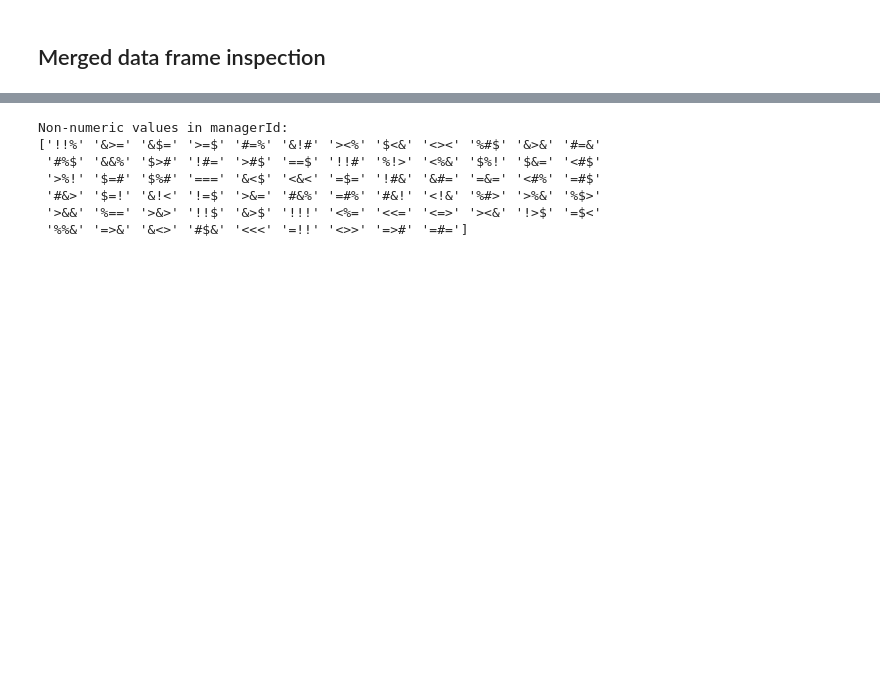
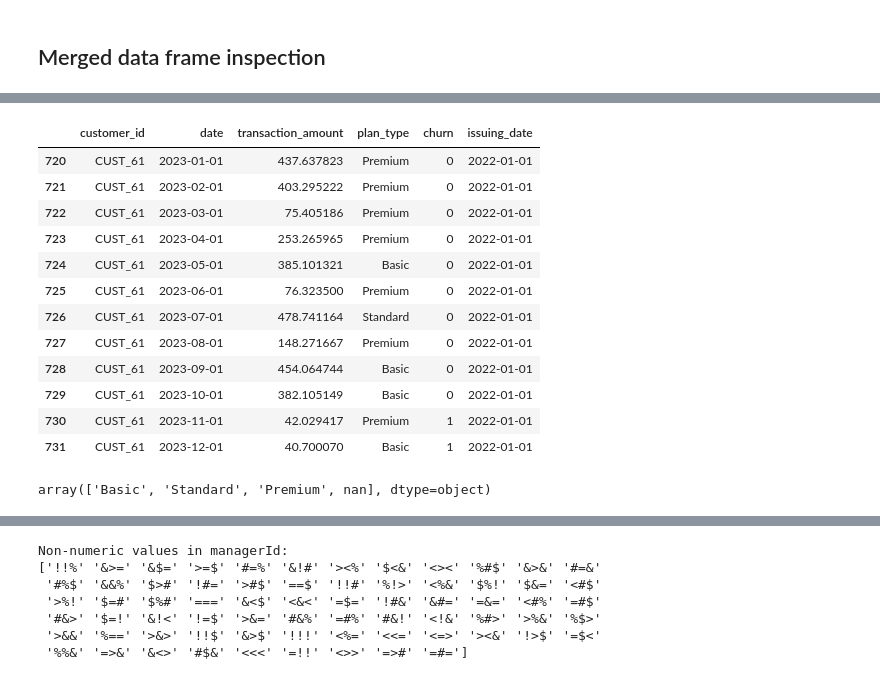
Before and after one commit to arkadymankovsky/customer-churn-classification, a Jupyter notebook: exercise.ipynb, the cells around one changed output, grey strips where cells are left out. Drawn from its saved outputs; the diff is of its cells as text; code cells hidden in the pictures; blank space fills up the shorter version.

```diff
--- a/exercise.ipynb
+++ b/exercise.ipynb
@@ -616 +713,21 @@ merged.sample(5)
+# %%
+df.query('customer_id=="CUST_61"').sort_values('date')
+# %% [output]
+|  | customer_id | date | transaction_amount | plan_type | churn | issuing_date |
+| 720 | CUST_61 | 2023-01-01 | 437.637823 | Premium | 0 | 2022-01-01 |
+| 721 | CUST_61 | 2023-02-01 | 403.295222 | Premium | 0 | 2022-01-01 |
+| 722 | CUST_61 | 2023-03-01 | 75.405186 | Premium | 0 | 2022-01-01 |
+| 723 | CUST_61 | 2023-04-01 | 253.265965 | Premium | 0 | 2022-01-01 |
+| 724 | CUST_61 | 2023-05-01 | 385.101321 | Basic | 0 | 2022-01-01 |
+| 725 | CUST_61 | 2023-06-01 | 76.323500 | Premium | 0 | 2022-01-01 |
+| 726 | CUST_61 | 2023-07-01 | 478.741164 | Standard | 0 | 2022-01-01 |
+| 727 | CUST_61 | 2023-08-01 | 148.271667 | Premium | 0 | 2022-01-01 |
+| 728 | CUST_61 | 2023-09-01 | 454.064744 | Basic | 0 | 2022-01-01 |
+| 729 | CUST_61 | 2023-10-01 | 382.105149 | Basic | 0 | 2022-01-01 |
+| 730 | CUST_61 | 2023-11-01 | 42.029417 | Premium | 1 | 2022-01-01 |
+| 731 | CUST_61 | 2023-12-01 | 40.700070 | Basic | 1 | 2022-01-01 |
+# %%
+df.plan_type.unique()
+# %% [output]
+array(['Basic', 'Standard', 'Premium', nan], dtype=object)
 # %%
```
Also changed, not shown: parts of 25 cells of this notebook, 15 other files.
